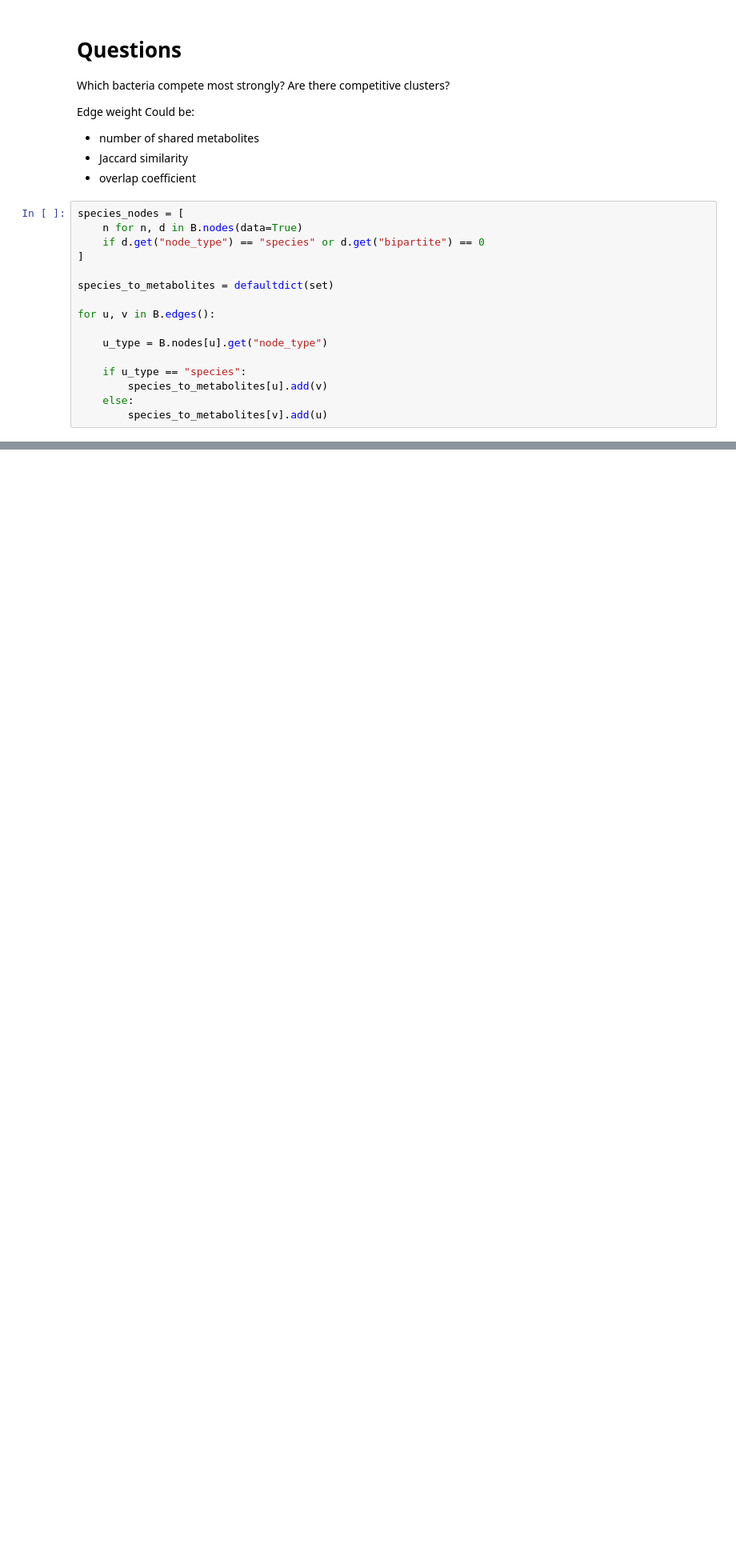
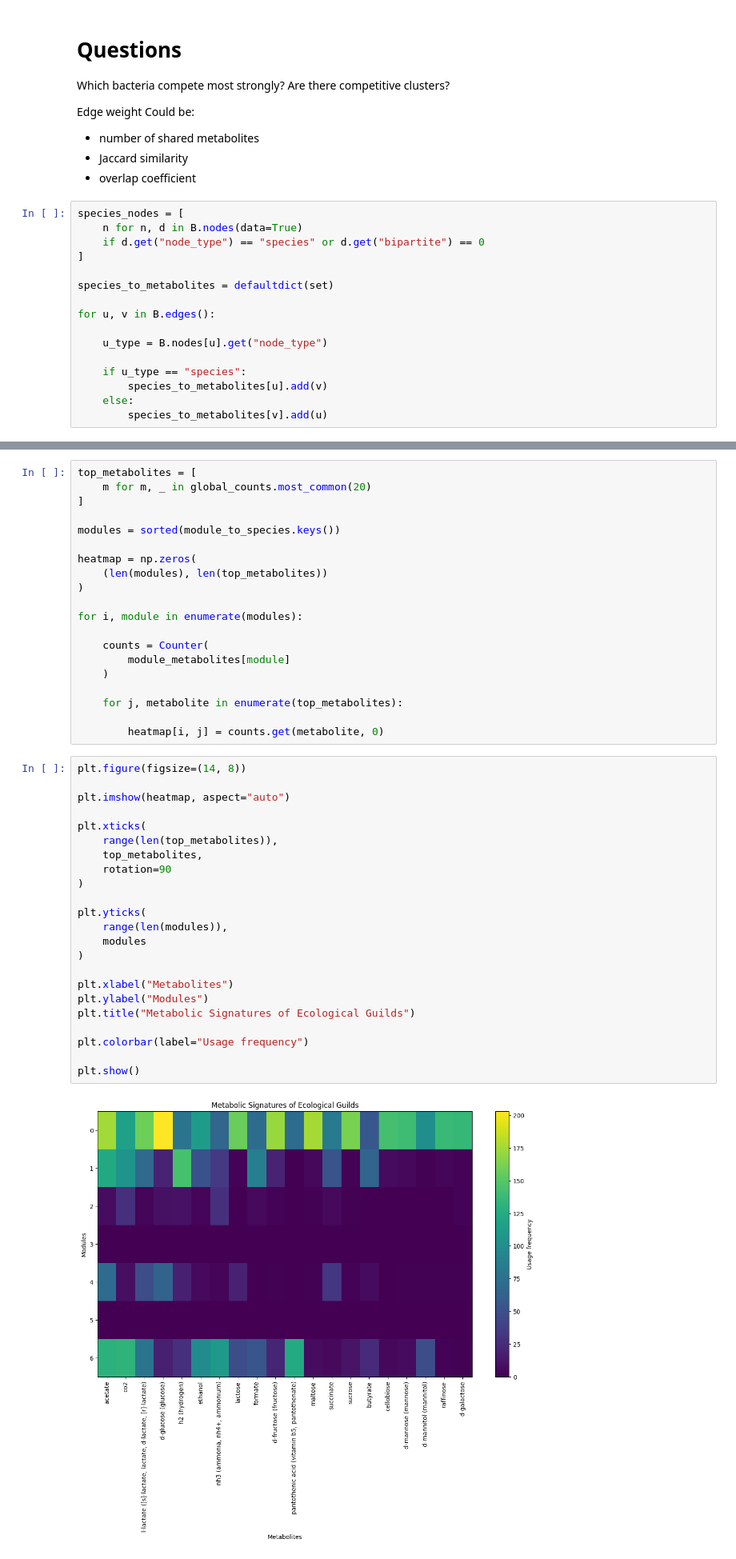
Before and after one commit to sarmijavier/complex_network_project_mouse_and_human_gut_microbiota, a Jupyter notebook: competition_network.ipynb, the cells around one changed output, grey strips where cells are left out. Shown at 80% size. Saved outputs shown, nothing was run; the diff lists cells and outputs as text; blank space fills up the shorter version.

```diff
--- a/competition_network.ipynb
+++ b/competition_network.ipynb
@@ -1202,0 +1655,45 @@ for u, v in B.edges():
+# %%
+top_metabolites = [
+    m for m, _ in global_counts.most_common(20)
+]
+
+modules = sorted(module_to_species.keys())
+
+heatmap = np.zeros(
+    (len(modules), len(top_metabolites))
+)
+
+for i, module in enumerate(modules):
+
+    counts = Counter(
+        module_metabolites[module]
+    )
+
+    for j, metabolite in enumerate(top_metabolites):
+
+        heatmap[i, j] = counts.get(metabolite, 0)
+# %%
+plt.figure(figsize=(14, 8))
+
+plt.imshow(heatmap, aspect="auto")
+
+plt.xticks(
+    range(len(top_metabolites)),
+    top_metabolites,
+    rotation=90
+)
+
+plt.yticks(
+    range(len(modules)),
+    modules
+)
+
+plt.xlabel("Metabolites")
+plt.ylabel("Modules")
+plt.title("Metabolic Signatures of Ecological Guilds")
+
+plt.colorbar(label="Usage frequency")
+
+plt.show()
+# %% [output]
+[figure, added]
```
Also changed, not shown: parts of 31 cells of this notebook.
